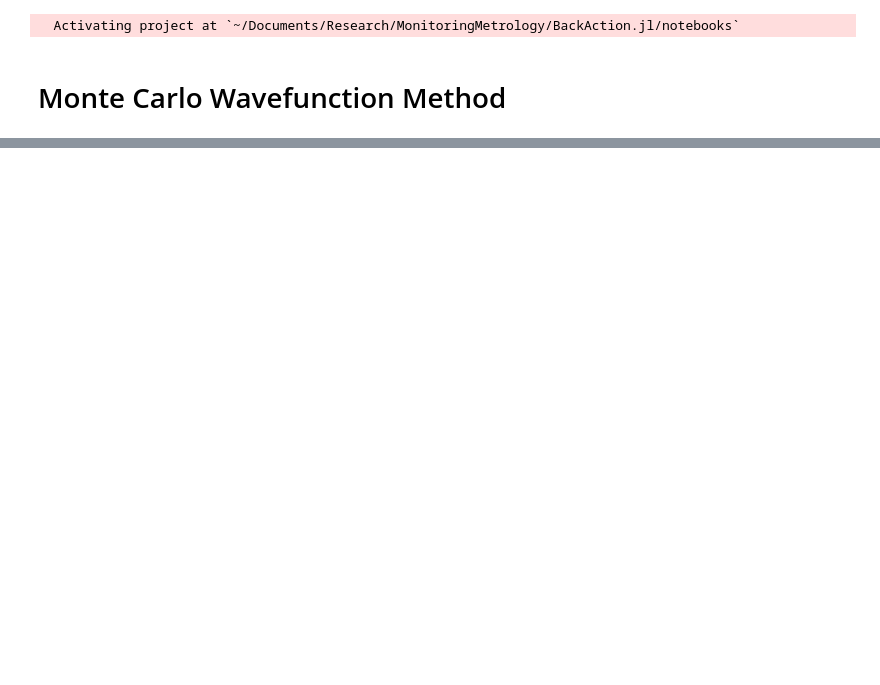
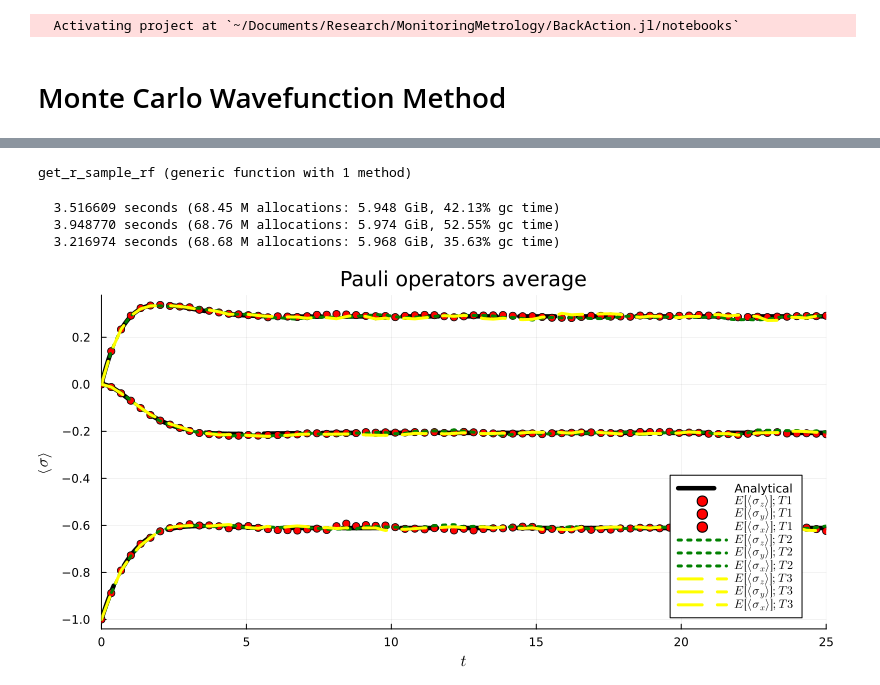
Before and after one commit to Ste1nb0cK/BackAction.jl, a Jupyter notebook: notebooks/NewUnravelings.ipynb, the cells around one changed output, grey strips where cells are left out. Drawn from its saved outputs; the diff is of its cells as text; code cells hidden in the pictures; blank space fills up the shorter version.

```diff
--- a/notebooks/NewUnravelings.ipynb
+++ b/notebooks/NewUnravelings.ipynb
@@ -57,0 +106,76 @@ plot!(t_eval, t -> 2*exp(-BackAction.rd_gamma*t) - 1, label="Analytical", linewi
+# %%
+function get_r_sample_rf(T)
+    sys = System(H, [L1, L2], T, alphas)
+    # Problem definition
+    prob_sys = generate_trajectoryproblem(sys, params, t_eval; progbar=false)
+    ensemble_problem = EnsembleProblem(prob_sys, prob_func=prob_func)
+    # solver
+    @time begin
+    sim = solve(ensemble_problem, trajectories = params.ntraj);
+    end
+    # observable evaluation
+    r_sample = Array{Float64}(undef, 3, ntimes,params.ntraj)
+    sigma = [BackAction.sigma_x, BackAction.sigma_y, BackAction.sigma_z]
+    @threads for n in 1:params.ntraj
+                 for t in 1:ntimes
+                    psi = sim[n](t_eval[t])
+                    for k in 1:3
+                        r_sample[k, t, n] = real(dot(psi, sigma[k], psi))/dot(psi, psi)
+                     end
+                 end
+            end
+    return r_sample
+end
+# %% [output]
+get_r_sample_rf (generic function with 1 method)
+# %%
+# Parameters definition and problem initialization
+r_sample1 = get_r_sample_rf(T1);
+r_sample2 = get_r_sample_rf(T2);
+r_sample3 = get_r_sample_rf(T3);
+# %% [output]
+  3.516609 seconds (68.45 M allocations: 5.948 GiB, 42.13% gc time)
+  3.948770 seconds (68.76 M allocations: 5.974 GiB, 52.55% gc time)
+  3.216974 seconds (68.68 M allocations: 5.968 GiB, 35.63% gc time)
+# %%
+# Analytical solution
+function resonance_fluorescene!(du, u, p, t)
+    #     -0.5*gamma*(2*nbar+1)*r[1] - delta*r[2]
+    # delta*r[1] - 0.5*gamma*(2*nbar+1)*r[2] - omega*r[3];
+    # omega*r[2] - gamma*(2*nbar+1)*r[3] - gamma]
+
+    du[1] = - 0.5*gamma*(2*nbar+1)*u[1] - delta*u[2]
+    du[2] = + delta*u[1] - 0.5*gamma*(2*nbar+1)*u[2]- omega*u[3]
+    du[3] = omega*u[2] - gamma*(2*nbar+1)*u[3] - gamma
+end
+u0 = [0.0, 0.0, -1.0]
+prob_analytical = ODEProblem(resonance_fluorescene!, u0, extrema(t_eval))
+sol_analytical = solve(prob_analytical);
+# %%
+# Analytical
+plot(sol_analytical, idxs=(0,3), label="Analytical", color="black", line=:dash, linewidth=4.5)
+plot!(sol_analytical, idxs=(0,2), label=false, color="black",line=:dash, linewidth=4.5)
+plot!(sol_analytical, idxs=(0,1), label=false, color="black",line=:dash, linewidth=4.5)
+# T1
+scatter!(t_eval, dropdims(mean(r_sample1[3, :, :], dims=2), dims=2), label=L"E[\langle\sigma_z\rangle]; T1", linewidth=3.0, color="red",
+    title="Pauli operators average", size=(800, 400))
+scatter!(t_eval, dropdims(mean(r_sample1[2, :, :], dims=2), dims=2), label=L"E[\langle\sigma_y\rangle]; T1", linewidth=3, color="red",
+        )
+scatter!(t_eval, dropdims(mean(r_sample1[1, :, :], dims=2), dims=2), label=L"E[\langle\sigma_x\rangle]; T1", linewidth=3, color="red",
+        )
+# T2
+plot!(t_eval, dropdims(mean(r_sample2[3, :, :], dims=2), dims=2), label=L"E[\langle\sigma_z\rangle]; T2", linewidth=3, color="green",
+    line=:dot)
+plot!(t_eval, dropdims(mean(r_sample2[2, :, :], dims=2), dims=2), label=L"E[\langle\sigma_y\rangle]; T2", linewidth=3, color="green",
+    line=:dot)
+plot!(t_eval, dropdims(mean(r_sample2[1, :, :], dims=2), dims=2), label=L"E[\langle\sigma_x\rangle]; T2", linewidth=3, color="green",
+    line=:dot)
+#T3
+plot!(t_eval, dropdims(mean(r_sample3[3, :, :], dims=2), dims=2), label=L"E[\langle\sigma_z\rangle]; T3", linewidth=3, color="yellow",
+     line=:dash)
+plot!(t_eval, dropdims(mean(r_sample3[2, :, :], dims=2), dims=2), label=L"E[\langle\sigma_y\rangle]; T3", linewidth=3, color="yellow",
+    line=:dash)
+plot!(t_eval, dropdims(mean(r_sample3[1, :, :], dims=2), dims=2), label=L"E[\langle\sigma_x\rangle]; T3", linewidth=3, color="yellow",
+    line=:dash, xlabel=L"t", ylabel=L"\langle\sigma\rangle")
+# %% [output]
+[figure, added]
```
Also changed, not shown: parts of 13 cells of this notebook, 1 other file.
